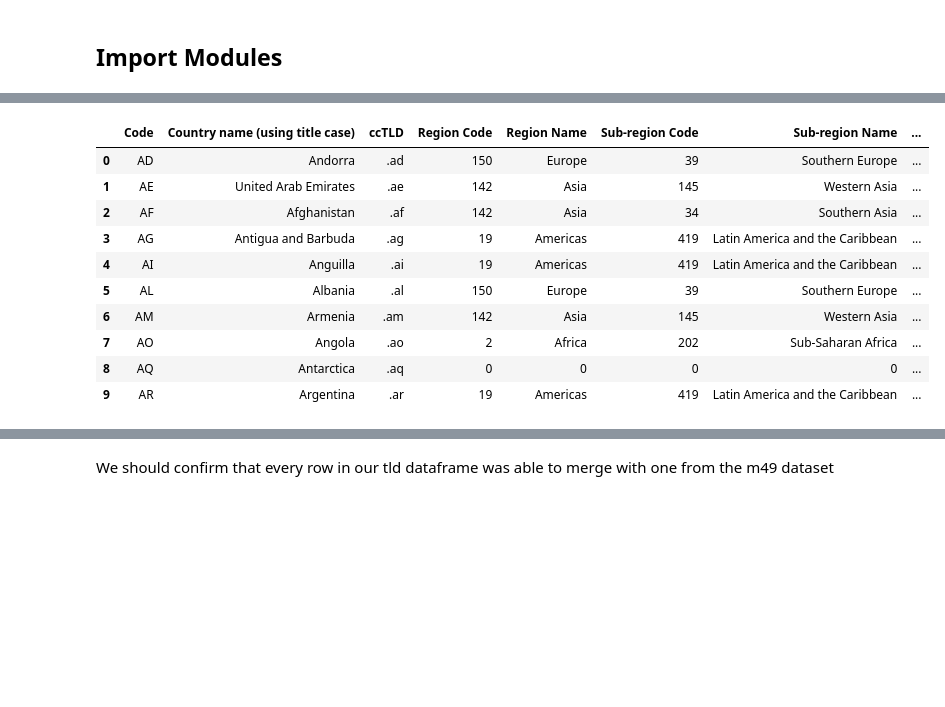
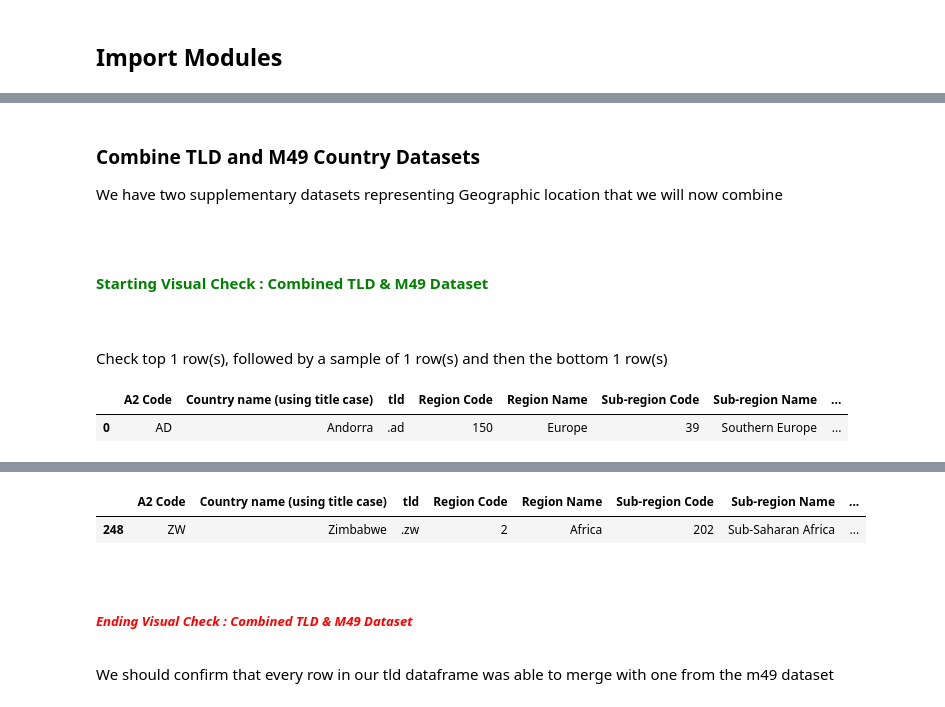
Before and after one commit to craig-dougan-maersk/MSc_Software_Eng_DataEngineering_Submission, a Jupyter notebook: countries_combine_all_clouds.ipynb, the cells around one changed output, grey strips where cells are left out. Cells and saved outputs as stored; diff of their text form; code cells hidden in the pictures; blank space fills up the shorter version.

```diff
--- a/countries_combine_all_clouds.ipynb
+++ b/countries_combine_all_clouds.ipynb
@@ -30,0 +32,21 @@ from IPython.display import display, HTML
+# %%
+def write(text,colour='black',style='normal',header=0):
+    htag=dict()
+    if header > 0:
+        htag['open'] = f"<h{header}>"
+        htag['close'] = f"</h{header}>"
+    else:
+        htag['open'] =  htag['close'] = ""
+    display(HTML(f'<span style="color: {colour};font-style:{style}"><br>{htag['open']}{text}{htag['close']}</span>'))
+
+def visual_check_dataframe(input_df,dataset_name,rows=3,sample_only=False):
+    '''Run some visual checks on dataframe so we can see how it looks'''
+    write(f"Starting Visual Check : {dataset_name}",'green',header=4)
+    if not sample_only:
+        write(f'Check top {rows} row(s), followed by a sample of {rows} row(s) and then the bottom {rows} row(s)')
+        display(input_df.head(rows))
+    if sample_only: write(f'Checking random sample of {rows} rows')
+    display(input_df.sample(rows))
+    if not sample_only:
+        display(input_df.tail(rows))
+    write(f"Ending Visual Check : {dataset_name}",'red',style='italic',header=5)
@@ -170,0 +196,13 @@ def clean_us_state_abbreviation_dataset(input_df):
+# %%
+def merge_two_datasets(input_df1, input_df2, left,right,method='left'):
+    output_df = pd.merge(input_df1, input_df2, left_on=left, right_on=right, how=method)
+    output_df.fillna(0, inplace=True)
+    return output_df
+
+def merge_tld_and_m49_datasets(input_df_left, input_df_right):
+    output_df = merge_two_datasets(input_df_left, input_df_right, 'A2 Code', 'ISO-alpha2 Code')
+    output_df = output_df.astype(
+        {'M49 Code': int,
+         'Sub-region Code': int,
+         'Region Code': int})
+    return output_df
@@ -258,19 +353,12 @@ Checking random sample of 3 rows
+# %% [markdown]
+### Combine TLD and M49 Country Datasets
+
+We have two supplementary datasets representing Geographic location that we will now combine
 # %%
-country_df = pd.merge(tld_df, m49_df, left_on='Code', right_on='ISO-alpha2 Code', how='left')
-country_df.fillna(0, inplace=True)
-country_df = country_df.astype(
-    {'M49 Code': int, 'Sub-region Code': int, 'Region Code': int, 'Intermediate Region Code' : int}
-)
-country_df.head(10)
+country_df = merge_tld_and_m49_datasets(tld_df, m49_df)
+visual_check_dataframe(country_df, "Combined TLD & M49 Dataset",rows=1)
 # %% [output]
+Starting Visual Check : Combined TLD & M49 Dataset
+Check top 1 row(s), followed by a sample of 1 row(s) and then the bottom 1 row(s)
-|  | Code | Country name (using title case) | ccTLD | Region Code | Region Name | Sub-region Code | Sub-region Name | ... |
+|  | A2 Code | Country name (using title case) | tld | Region Code | Region Name | Sub-region Code | Sub-region Name | ... |
 | 0 | AD | Andorra | .ad | 150 | Europe | 39 | Southern Europe | ... |
-| 1 | AE | United Arab Emirates | .ae | 142 | Asia | 145 | Western Asia | ... |
-| 2 | AF | Afghanistan | .af | 142 | Asia | 34 | Southern Asia | ... |
-| 3 | AG | Antigua and Barbuda | .ag | 19 | Americas | 419 | Latin America and the Caribbean | ... |
-| 4 | AI | Anguilla | .ai | 19 | Americas | 419 | Latin America and the Caribbean | ... |
-| 5 | AL | Albania | .al | 150 | Europe | 39 | Southern Europe | ... |
-| 6 | AM | Armenia | .am | 142 | Asia | 145 | Western Asia | ... |
-| 7 | AO | Angola | .ao | 2 | Africa | 202 | Sub-Saharan Africa | ... |
-| 8 | AQ | Antarctica | .aq | 0 | 0 | 0 | 0 | ... |
-| 9 | AR | Argentina | .ar | 19 | Americas | 419 | Latin America and the Caribbean | ... |
@@ -277,3 +367,6 @@ country_df.head(10)
+|  | A2 Code | Country name (using title case) | tld | Region Code | Region Name | Sub-region Code | Sub-region Name | ... |
+| 248 | ZW | Zimbabwe | .zw | 2 | Africa | 202 | Sub-Saharan Africa | ... |
+Ending Visual Check : Combined TLD & M49 Dataset
 # %% [markdown]
 We should confirm that every row in our tld dataframe was able to merge with one from the m49 dataset
 # %%
```
Also changed, not shown: parts of 32 cells of this notebook.
